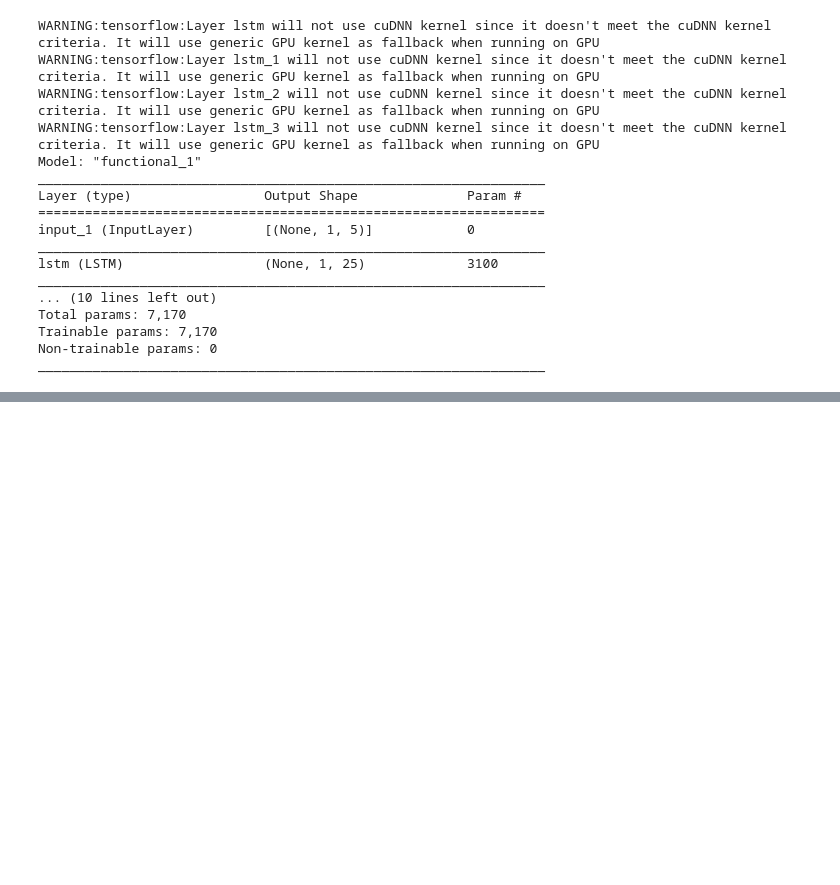
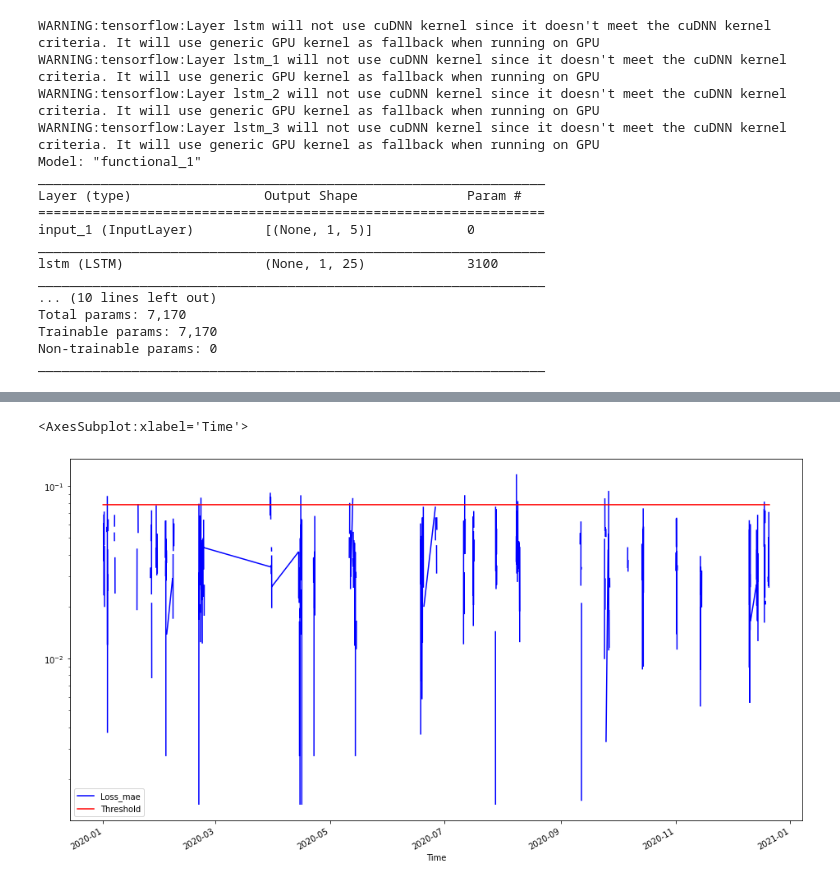
Before and after one commit to AbdulAsyraf/psm_learning, a Jupyter notebook: ModelCreation.ipynb, the cells around one changed output, grey strips where cells are left out. Drawn from its saved outputs; the diff is of its cells as text; code cells hidden in the pictures; blank space fills up the shorter version.

```diff
--- a/ModelCreation.ipynb
+++ b/ModelCreation.ipynb
@@ -180,0 +227,5 @@ plt.xlim([-0.1, 0.1])
+# %%
+scored.plot(logy = True, figsize=(16,9), color=['blue','red'])
+# %% [output]
+<AxesSubplot:xlabel='Time'>
+[figure, added]
```
Also changed, not shown: parts of 5 cells of this notebook.
